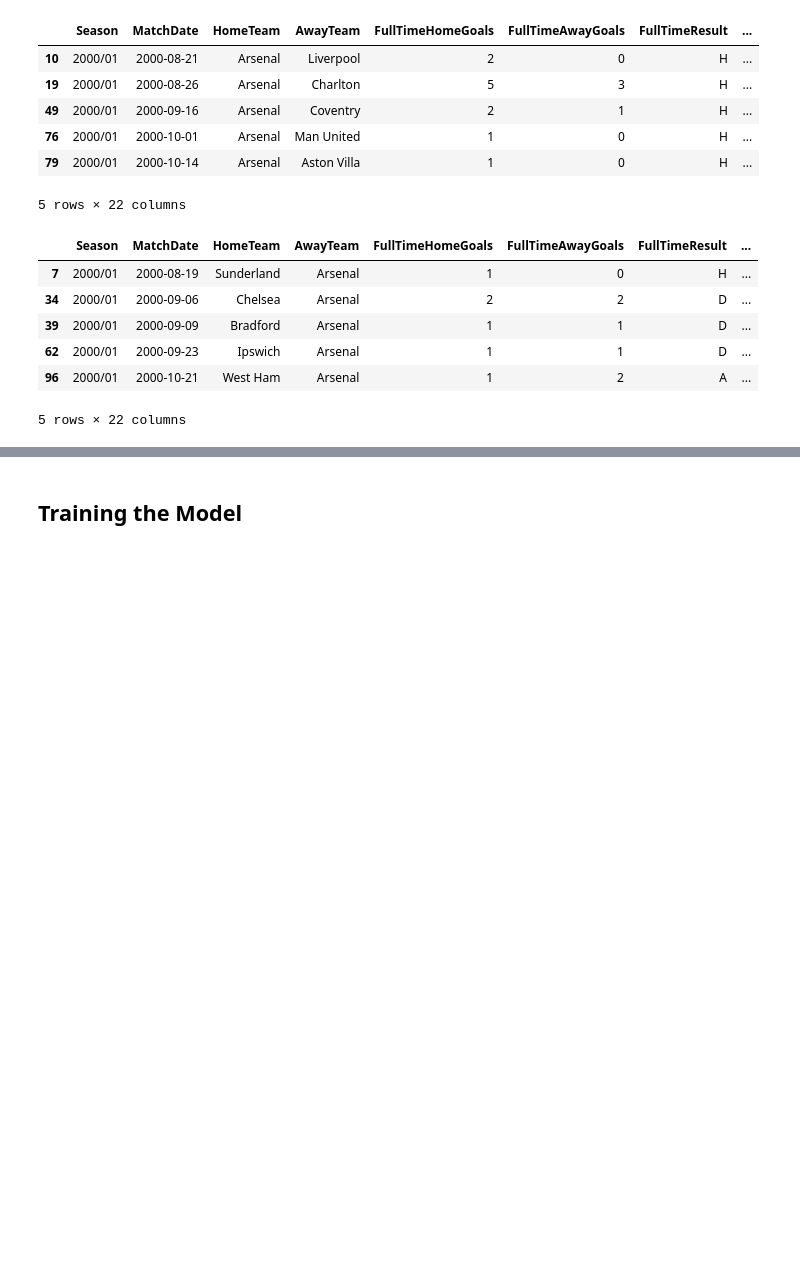
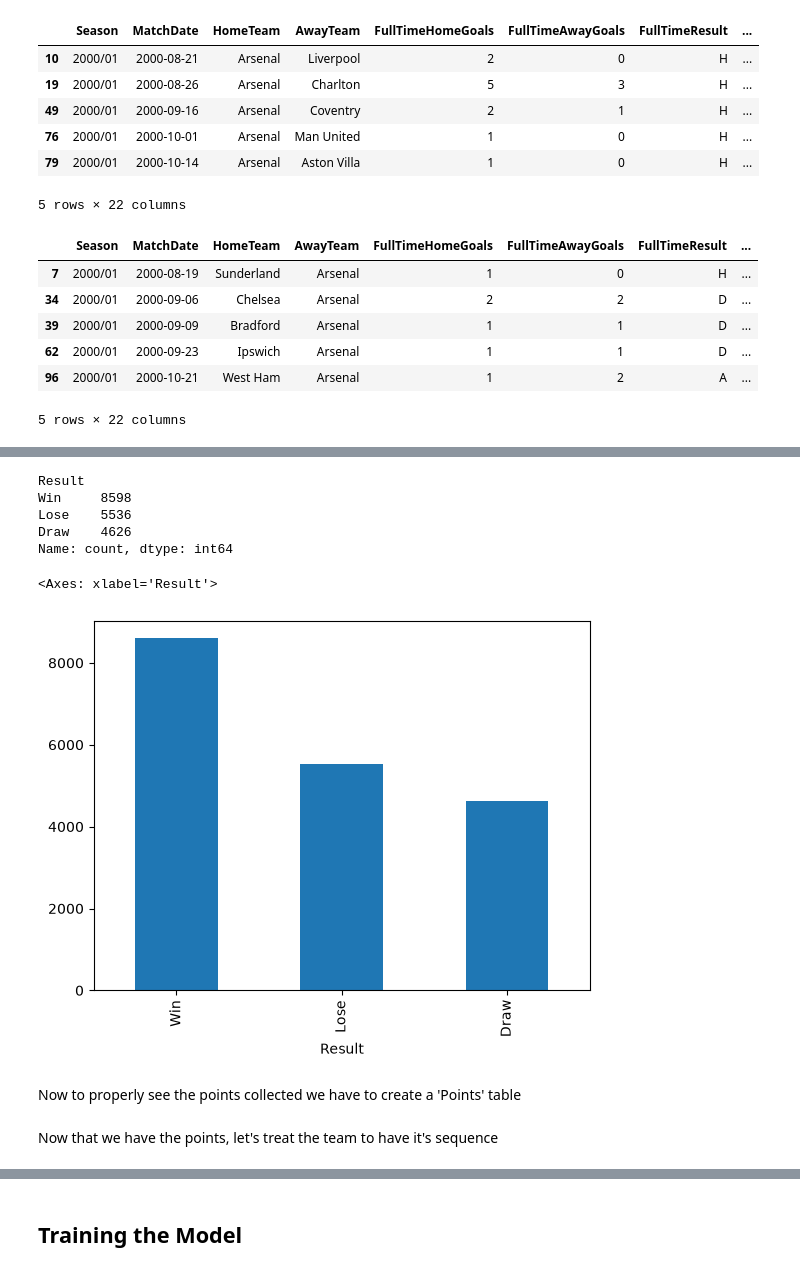
Before and after one commit to nemo-code-ai/epl-prediction-system, a Jupyter notebook: src/epl_prediction_system/system.ipynb, the cells around one changed output, grey strips where cells are left out. Cells and saved outputs as stored; diff of their text form; code cells hidden in the pictures; blank space fills up the shorter version.

```diff
--- a/src/epl_prediction_system/system.ipynb
+++ b/src/epl_prediction_system/system.ipynb
@@ -136,0 +171,12 @@ system[system['AwayTeam']=='Arsenal'].head()
+# %%
+# let's rename it
+
+home = system[[
+    'Season',
+    'HomeTeam',
+    'AwayTeam',
+    'FullTimeHomeGoals',
+    'FullTimeAwayGoals'
+]].copy()
+
+home.head()
@@ -136,0 +190,11 @@ system[system['AwayTeam']=='Arsenal'].head()
+# %%
+away = system[[
+    'Season',
+    'MatchDate',
+    'HomeTeam',
+    'AwayTeam',
+    'FullTimeHomeGoals',
+    'FullTimeAwayGoals'
+]].copy()
+
+away.head()
@@ -136,0 +208,7 @@ system[system['AwayTeam']=='Arsenal'].head()
+# %%
+# we will extend the system
+
+ext_system = pd.concat([home, away], ignore_index=True)
+
+ext_system.head()
+ext_system.shape
@@ -136,0 +223,7 @@ system[system['AwayTeam']=='Arsenal'].head()
+# %%
+ext_system['Result'] = np.where(
+    ext_system['Goals For'] > ext_system['Goals Against'], 'Win',
+    np.where(
+    ext_system['Goals For'] == ext_system['Goals Against'], 'Draw',
+    'Lose'
+))
@@ -136,0 +241,17 @@ system[system['AwayTeam']=='Arsenal'].head()
+# %%
+# we also look for the amount of values in the Result Variable
+
+ext_system['Result'].value_counts()
+# %% [output]
+Result
+Win     8598
+Lose    5536
+Draw    4626
+Name: count, dtype: int64
+# %%
+ext_system['Result'].value_counts().plot(kind='bar')
+# %% [output]
+<Axes: xlabel='Result'>
+[figure, added]
+# %% [markdown]
+Now to properly see the points collected we have to create a 'Points' table
@@ -136,0 +267,2 @@ system[system['AwayTeam']=='Arsenal'].head()
+# %% [markdown]
+Now that we have the points, let's treat the team to have it's sequence
```
Also changed, not shown: parts of 23 cells of this notebook.
